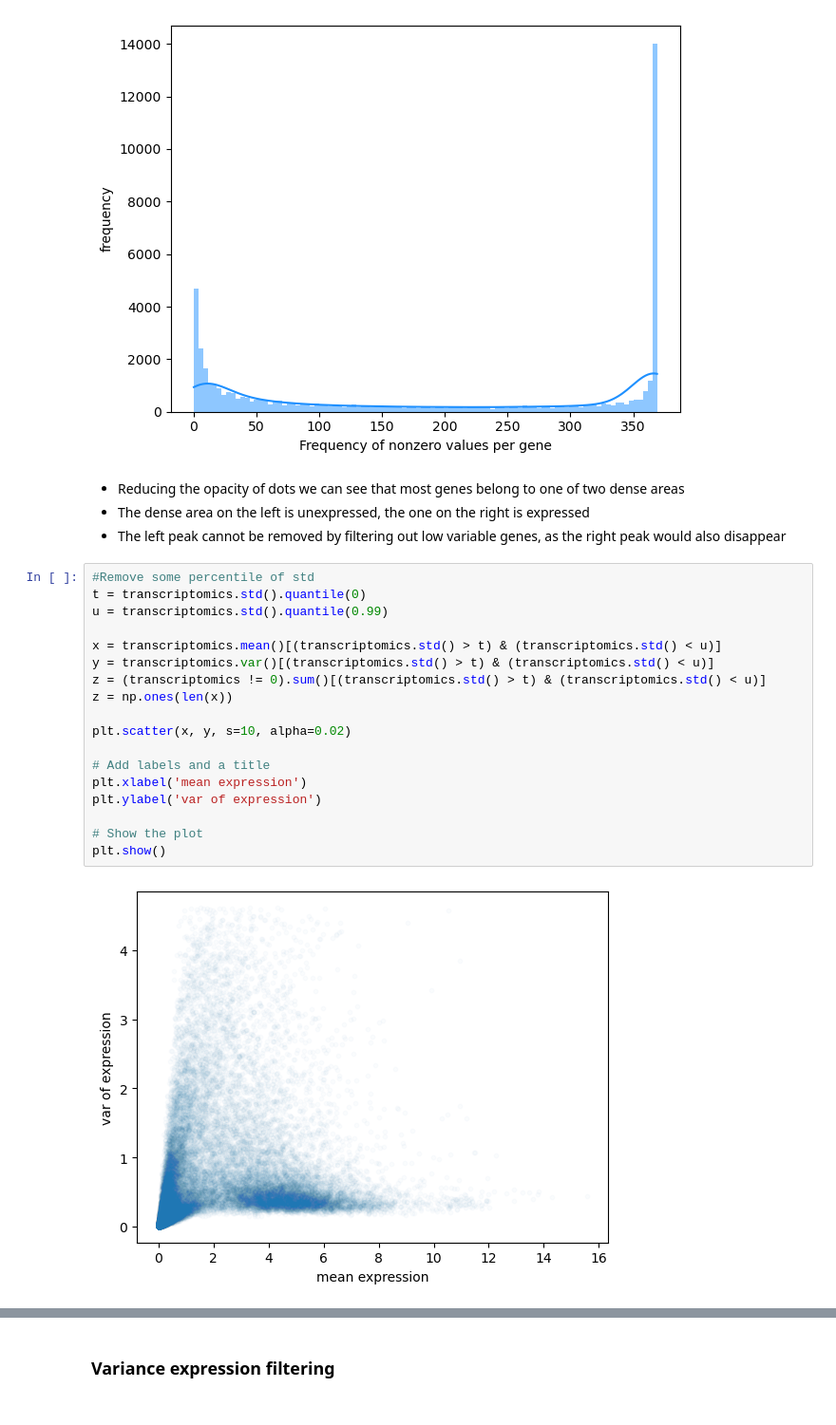
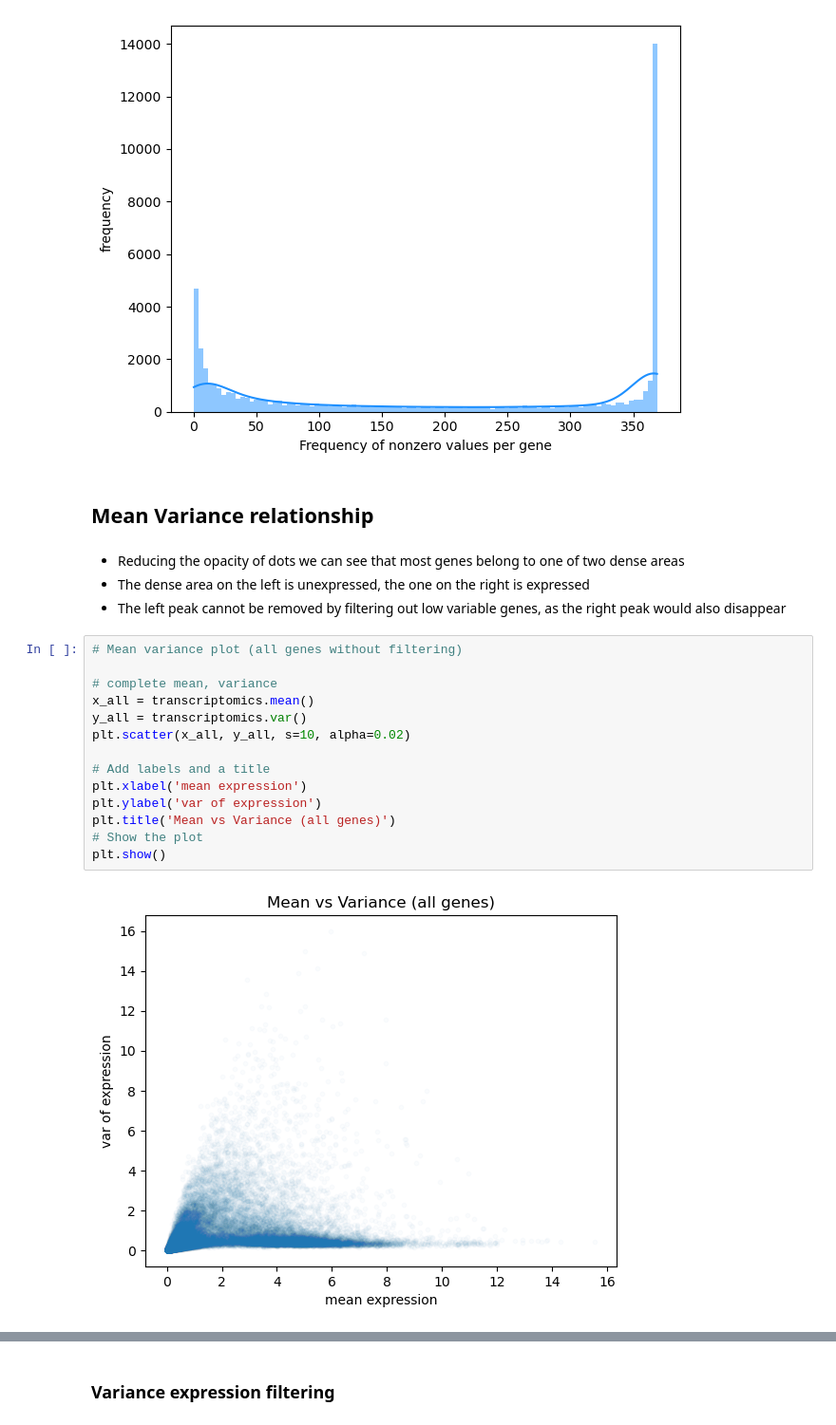
Before and after one commit to flaviocaroli/Cancer-Protein-RNA-research, a Jupyter notebook: 01. pre-processing/02. filtering_matched.ipynb, the cells around one changed output, grey strips where cells are left out. Shown at 95% size. Cells and saved outputs as stored; diff of their text form.

Commit message:
Clean filtering

```diff
--- a/01. pre-processing/02. filtering_matched.ipynb
+++ b/01. pre-processing/02. filtering_matched.ipynb
@@ -103,27 +118,25 @@ plot_freq((transcriptomics != 0).sum(),
           title='Frequency of nonzero values per gene', bins=100)
 # %% [output]
 [figure]
+# %% [markdown]
+## Mean Variance relationship
 # %% [markdown]
 - Reducing the opacity of dots we can see that most genes belong to one of two dense areas
 - The dense area on the left is unexpressed, the one on the right is expressed
 - The left peak cannot be removed by filtering out low variable genes, as the right peak would also disappear
 # %%
-#Remove some percentile of std
-t = transcriptomics.std().quantile(0)
-u = transcriptomics.std().quantile(0.99)
+# Mean variance plot (all genes without filtering)
 
-x = transcriptomics.mean()[(transcriptomics.std() > t) & (transcriptomics.std() < u)]
-y = transcriptomics.var()[(transcriptomics.std() > t) & (transcriptomics.std() < u)]
-z = (transcriptomics != 0).sum()[(transcriptomics.std() > t) & (transcriptomics.std() < u)]
-z = np.ones(len(x))
-
-plt.scatter(x, y, s=10, alpha=0.02)
+# complete mean, variance
+x_all = transcriptomics.mean()
+y_all = transcriptomics.var()
+plt.scatter(x_all, y_all, s=10, alpha=0.02)
 
 # Add labels and a title
 plt.xlabel('mean expression')
 plt.ylabel('var of expression')
-
+plt.title('Mean vs Variance (all genes)')
 # Show the plot
 plt.show()
 # %% [output]
-[figure, old version]
+[figure, new version]
```
Also changed, not shown: parts of 29 cells of this notebook, 1 other file.
